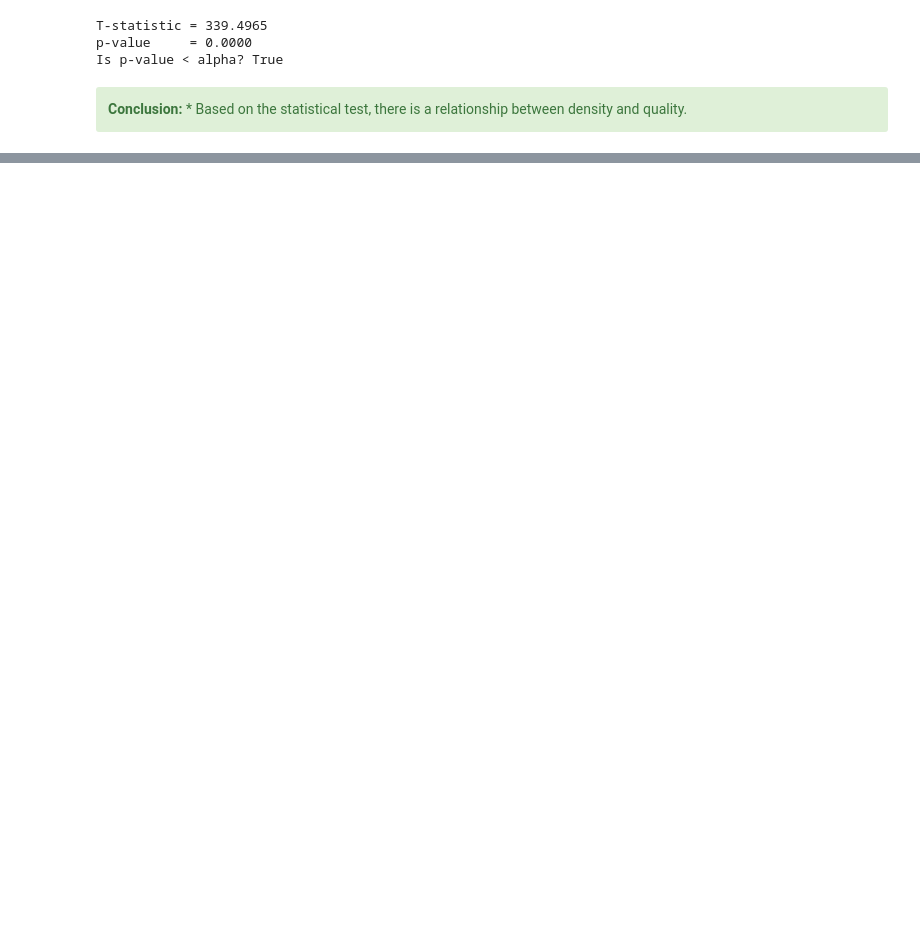
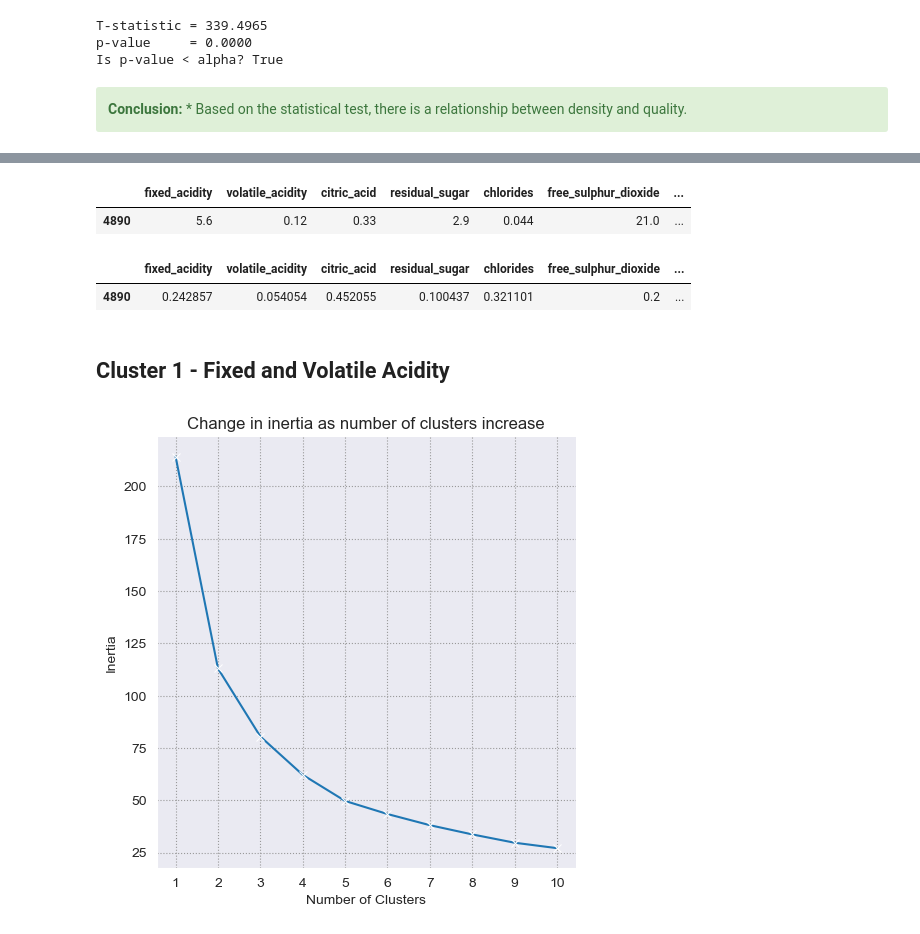
Before and after one commit to clustering-the-wines/wine_clustering, a Jupyter notebook: final_report.ipynb, the cells around one changed output, grey strips where cells are left out. Drawn from its saved outputs; the diff is of its cells as text; code cells hidden in the pictures; blank space fills up the shorter version.

Commit message:
updating notebooks and functions

```diff
--- a/final_report.ipynb
+++ b/final_report.ipynb
@@ -240,0 +267,28 @@ Is p-value < alpha? True
+# %%
+train.head(1)
+# %% [output]
+|  | fixed_acidity | volatile_acidity | citric_acid | residual_sugar | chlorides | free_sulphur_dioxide | ... |
+| 4890 | 5.6 | 0.12 | 0.33 | 2.9 | 0.044 | 21.0 | ... |
+# %%
+X_train, y_train, X_validate, y_validate, X_test, y_test = model.xy_subsets(train, validate, test, 'quality')
+# %%
+#list to scale continuous data
+cols = ['fixed_acidity', 'volatile_acidity', 'citric_acid', 'residual_sugar',
+        'chlorides', 'free_sulphur_dioxide', 'total_sulphur_dioxide',
+        'density', 'pH', 'sulphates', 'alcohol']
+#function to scale subsets
+X_train_scaled, X_validate_scaled, X_test_scaled = prepare.scale_data(X_train, X_validate, X_test, MinMaxScaler(), cols)
+# %%
+X_train_scaled.head(1)
+# %% [output]
+|  | fixed_acidity | volatile_acidity | citric_acid | residual_sugar | chlorides | free_sulphur_dioxide | ... |
+| 4890 | 0.242857 | 0.054054 | 0.452055 | 0.100437 | 0.321101 | 0.2 | ... |
+# %% [markdown]
+## Cluster 1 - Fixed and Volatile Acidity
+# %%
+#creating a list to cluster on
+cols = ['volatile_acidity', 'fixed_acidity']
+#function to create clusters and visualize to choose best number of clusters
+model.inertial_dampening(X_train_scaled, cols)
+# %% [output]
+[figure, added]
```
Also changed, not shown: parts of 31 cells of this notebook, 3 other files.
